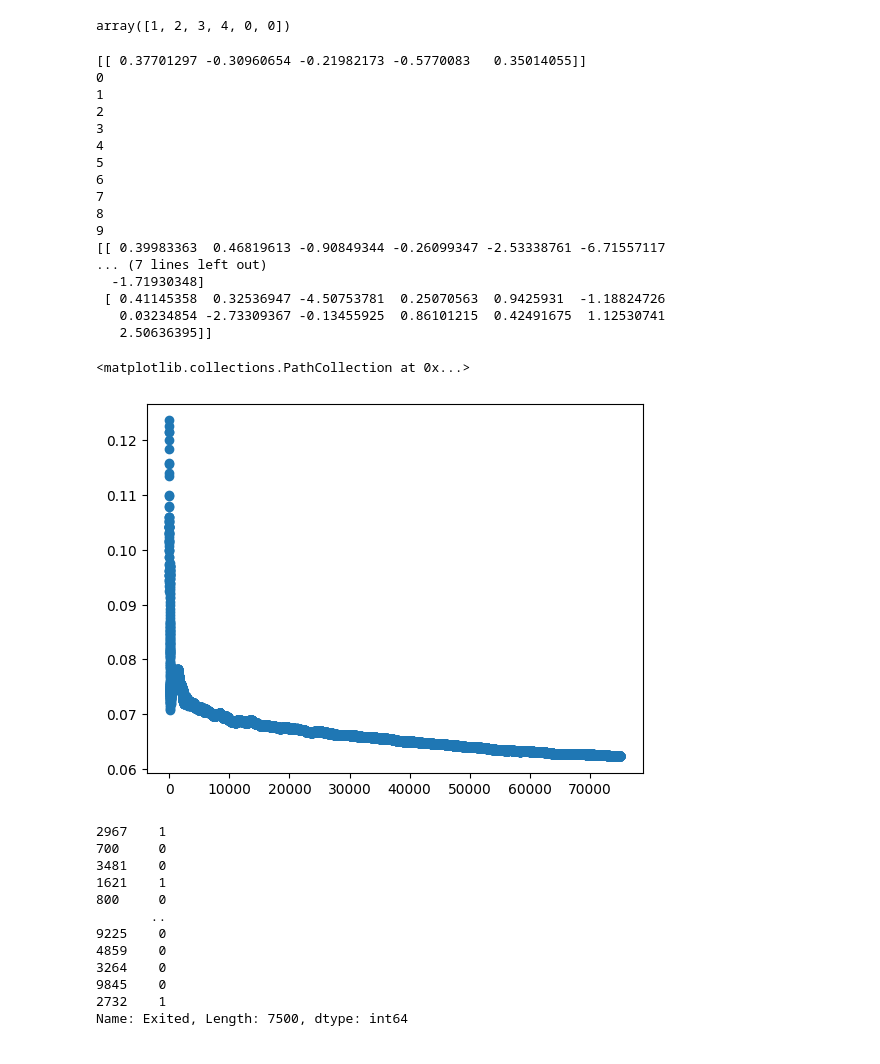
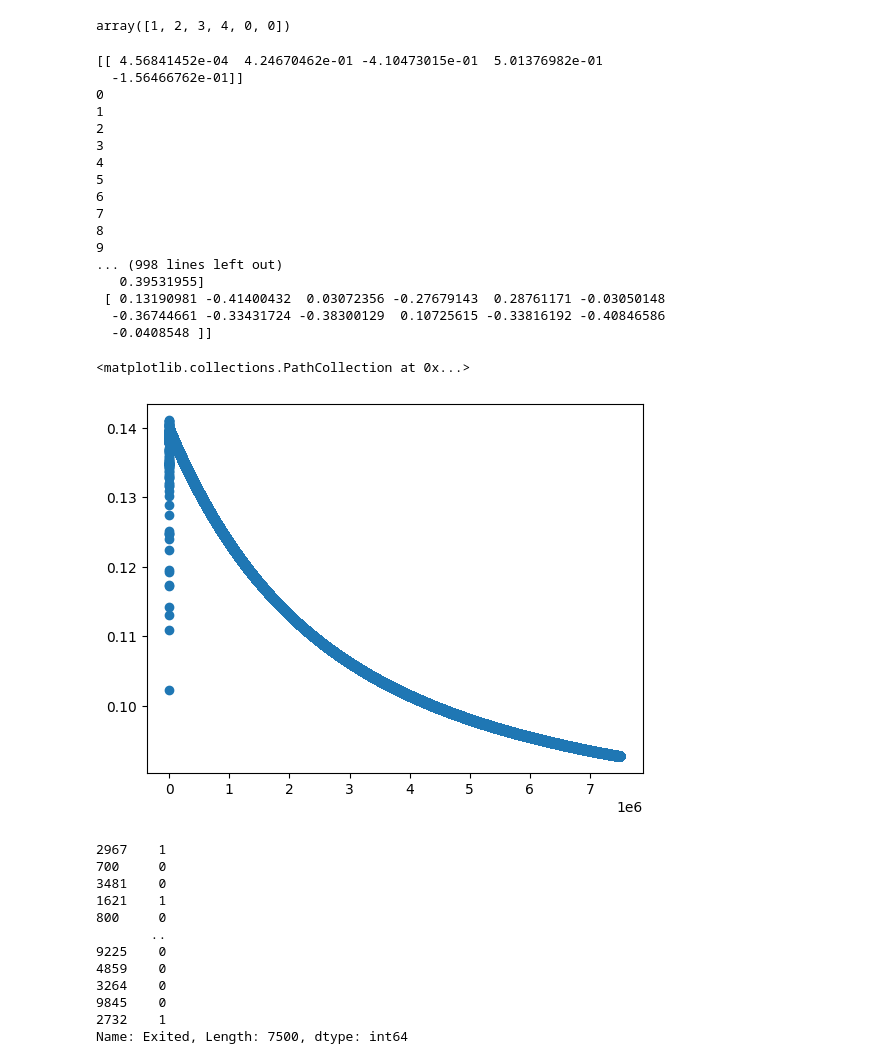
Before and after one commit to fa993/ml-notebooks, a Jupyter notebook: ANN.ipynb, the cells around one changed output. Cells and saved outputs as stored; diff of their text form; code cells hidden in the pictures.

```diff
--- a/ANN.ipynb
+++ b/ANN.ipynb
@@ -215,11 +223,11 @@ def train_rowwise(row, weights):
 allerrs = []
 cumallerrs = []
 sumall = 0
-alpha = 0.1
-batch_size = 1
+alpha = 0.001
+batch_size = 128
 # backpropf = np.vectorize(lambda x: 0 if x <= 0 else 1)
 backpropf = np.vectorize(lambda x: x * (1 - x))
-for i in range(10):
+for i in range(500):
     print(i)
     lst = list(zip(x_train.iterrows(), y_train.items()))
     random.shuffle(lst)
@@ -280,41 +288,41 @@ for i in range(10):
 
         n_weights_h1 = np.zeros((4, 13))
         i = 0
         for err_n in n_weights_h1:
             n_weights_h1[i] = layer_prop_h_c[0][i] * x_row_agg
             i+=1
 
         weights_o -= alpha * error_grad_op
         weights_h1 -= alpha * n_weights_h1
 
         outputs_agg = np.zeros((1, 5))
         output2_agg = 0.0
         y_row_agg = 0.0
         x_row_agg = np.zeros((13,))
 
 print(weights_h1)
 
 plt.scatter([i for i in range(len(cumallerrs))], cumallerrs)
 # %% [output]
-[[ 0.37701297 -0.30960654 -0.21982173 -0.5770083   0.35014055]]
+[[ 4.56841452e-04  4.24670462e-01 -4.10473015e-01  5.01376982e-01
+  -1.56466762e-01]]
 0
 1
 2
 3
 4
 5
 6
 7
 8
 9
-[[ 0.39983363  0.46819613 -0.90849344 -0.26099347 -2.53338761 -6.71557117
-... (7 lines left out)
-  -1.71930348]
- [ 0.41145358  0.32536947 -4.50753781  0.25070563  0.9425931  -1.18824726
-   0.03234854 -2.73309367 -0.13455925  0.86101215  0.42491675  1.12530741
-   2.50636395]]
+... (998 lines left out)
+   0.39531955]
+ [ 0.13190981 -0.41400432  0.03072356 -0.27679143  0.28761171 -0.03050148
+  -0.36744661 -0.33431724 -0.38300129  0.10725615 -0.33816192 -0.40846586
+  -0.0408548 ]]
 <matplotlib.collections.PathCollection at 0x...>
-[figure, old version]
+[figure, new version]
 # %%
 y_train
 # %% [output]
```
Also changed, not shown: parts of 5 cells of this notebook.
